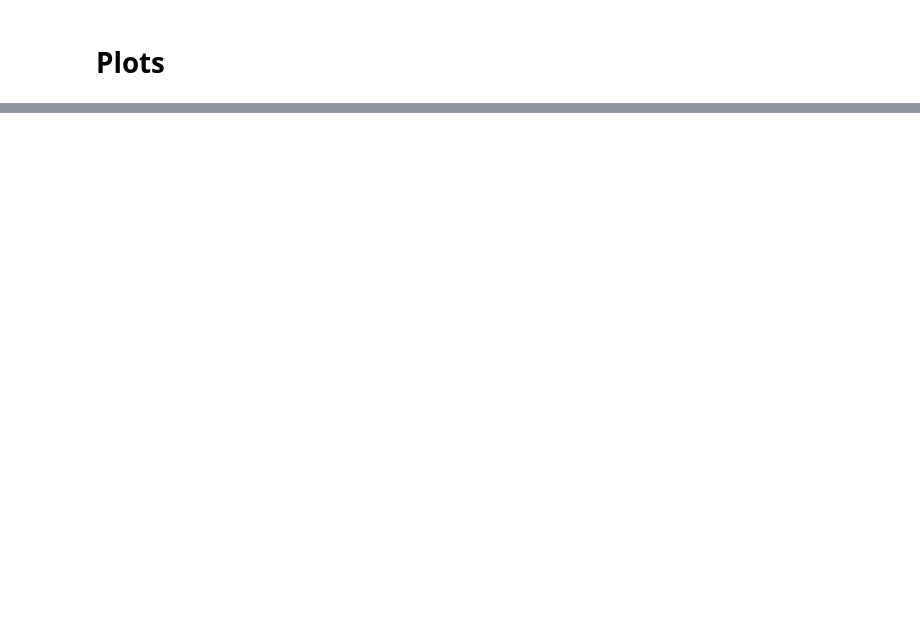
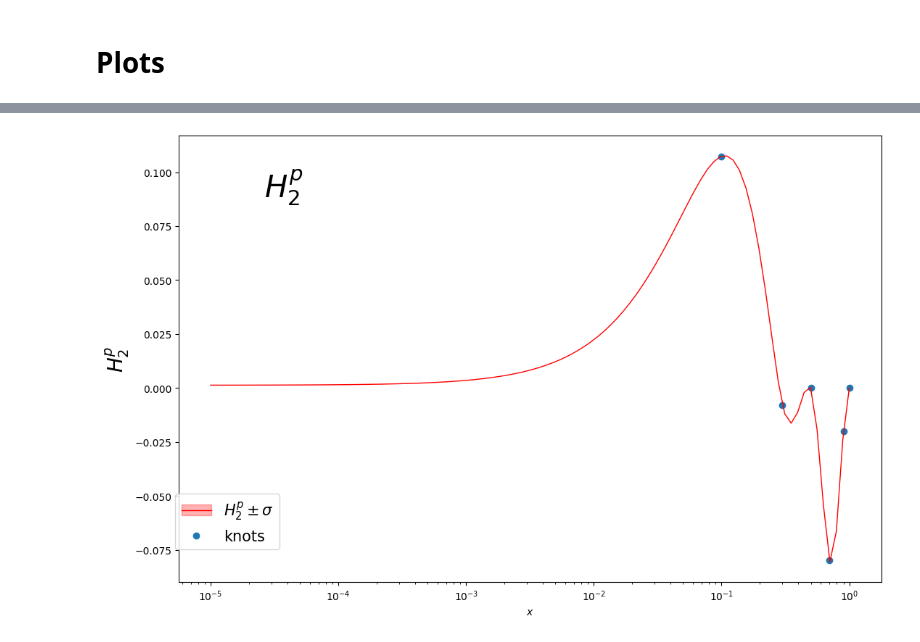
Before and after one commit to RoyStegeman/higher_twist, a Jupyter notebook: higher_twist/ht_ABMP.ipynb, the cells around one changed output, grey strips where cells are left out. Drawn from its saved outputs; the diff is of its cells as text; code cells hidden in the pictures; blank space fills up the shorter version.

```diff
--- a/higher_twist/ht_ABMP.ipynb
+++ b/higher_twist/ht_ABMP.ipynb
@@ -337,0 +554,12 @@ deuteron_HL.plot_wrapper(save=True)
+# %%
+class PlotHT_interp1d(PlotHT):
+  def __init__(self, preds, x_nodes, color, type, target):
+    super().__init__(preds, x_nodes, color, type, target, False)
+    self.HT = sp.interpolate.interp1d(x_nodes, [pred.central for pred in self.preds], bounds_error = False, kind = 'cubic')
+    self.HT_plus = sp.interpolate.CubicSpline(x_nodes, [pred.central_plus_sigma for pred in self.preds])
+    self.HT_minus = sp.interpolate.CubicSpline(x_nodes, [pred.central_minus_sigma for pred in self.preds])
+
+test = PlotHT_interp1d(preds_dict['proton']['H2'], x_nodes, 'red', "2", 'p')
+test.plot_wrapper(save=False)
+# %% [output]
+[figure, added]
```
Also changed, not shown: parts of 13 cells of this notebook, 1 other file.
